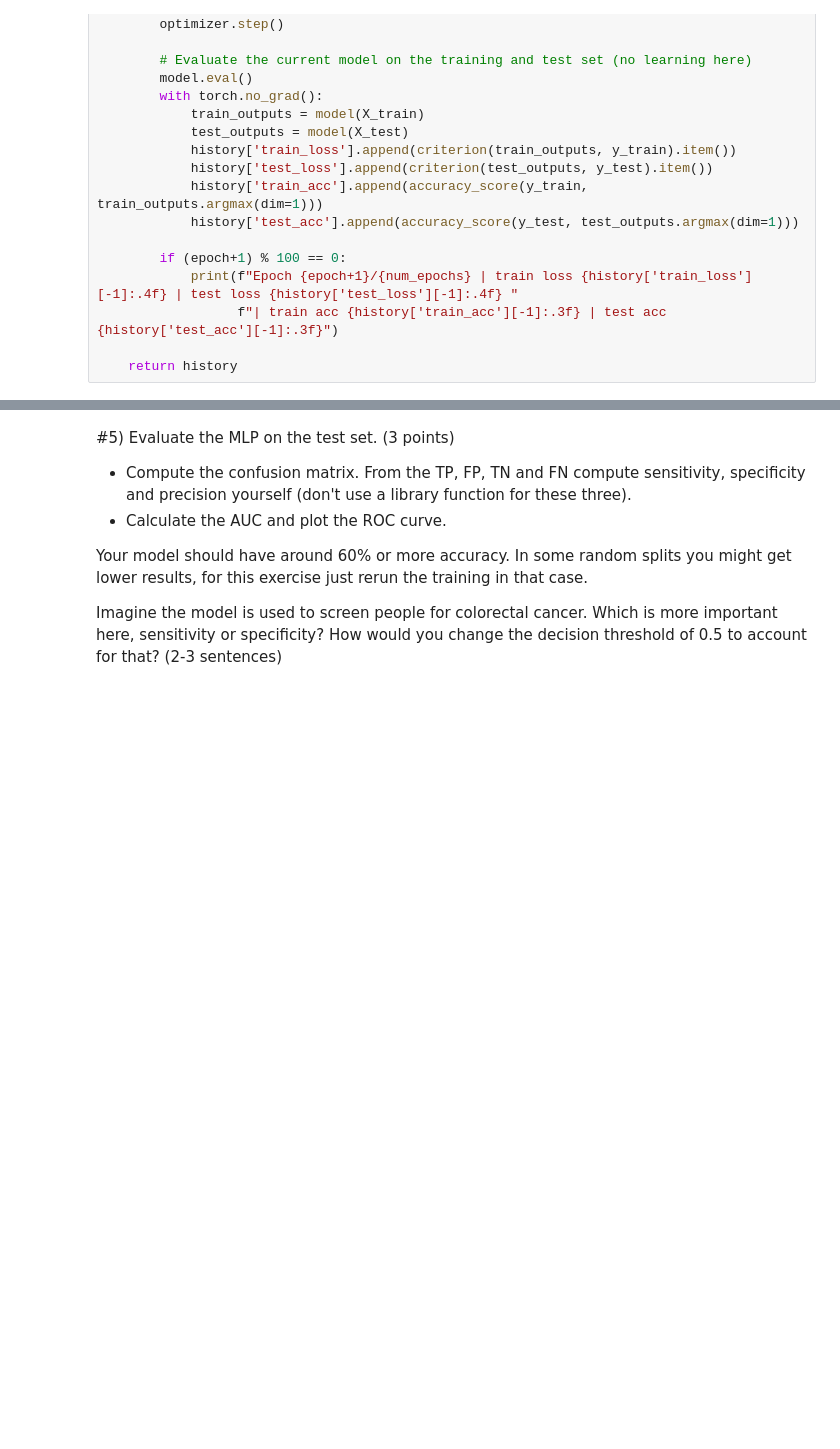
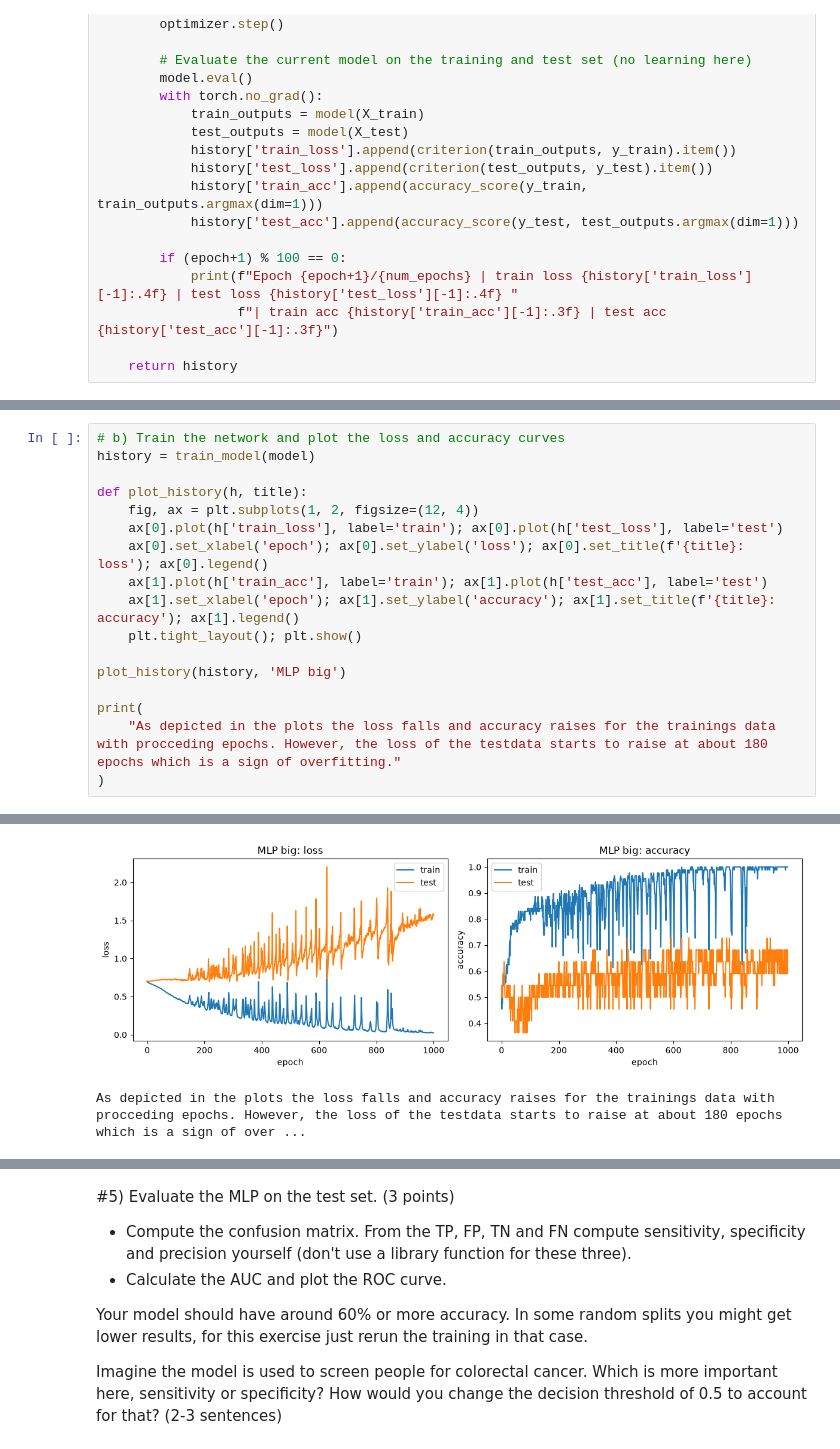
Before and after one commit to Kjescha0/BKIM, a Jupyter notebook: Exercise 2/Exercise_2_v2.ipynb, the cells around one changed output, grey strips where cells are left out. Cells and saved outputs as stored; diff of their text form; blank space fills up the shorter version.

```diff
--- a/Exercise 2/Exercise_2_v2.ipynb
+++ b/Exercise 2/Exercise_2_v2.ipynb
@@ -259,0 +269,18 @@ Epoch 1000/1000 | train loss 0.0305 | test loss 1.6960 | train acc 0.989 | test
+# %%
+# b) Train the network and plot the loss and accuracy curves
+history = train_model(model)
+
+def plot_history(h, title):
+    fig, ax = plt.subplots(1, 2, figsize=(12, 4))
+    ax[0].plot(h['train_loss'], label='train'); ax[0].plot(h['test_loss'], label='test')
+    ax[0].set_xlabel('epoch'); ax[0].set_ylabel('loss'); ax[0].set_title(f'{title}: loss'); ax[0].legend()
+    ax[1].plot(h['train_acc'], label='train'); ax[1].plot(h['test_acc'], label='test')
+    ax[1].set_xlabel('epoch'); ax[1].set_ylabel('accuracy'); ax[1].set_title(f'{title}: accuracy'); ax[1].legend()
+    plt.tight_layout(); plt.show()
+
+plot_history(history, 'MLP big')
+
+print(
+    "As depicted in the plots the loss falls and accuracy raises for the trainings data with procceding epochs. However, the loss of the testdata starts to raise at about 180 epochs which is a sign of overfitting."
+)
+# %% [output]
@@ -260,3 +297,5 @@ Epoch 1000/1000 | train loss 0.0305 | test loss 1.6960 | train acc 0.989 | test
+[figure, added]
+As depicted in the plots the loss falls and accuracy raises for the trainings data with procceding epochs. However, the loss of the testdata starts to raise at about 180 epochs which is a sign of over ...
 # %%
 # c) Define, train and evaluate a smaller network
 small = nn.Sequential(nn.Linear(input_dim, 5), nn.ReLU(), nn.Linear(5, 2))
```
Also changed, not shown: parts of 8 cells of this notebook.
